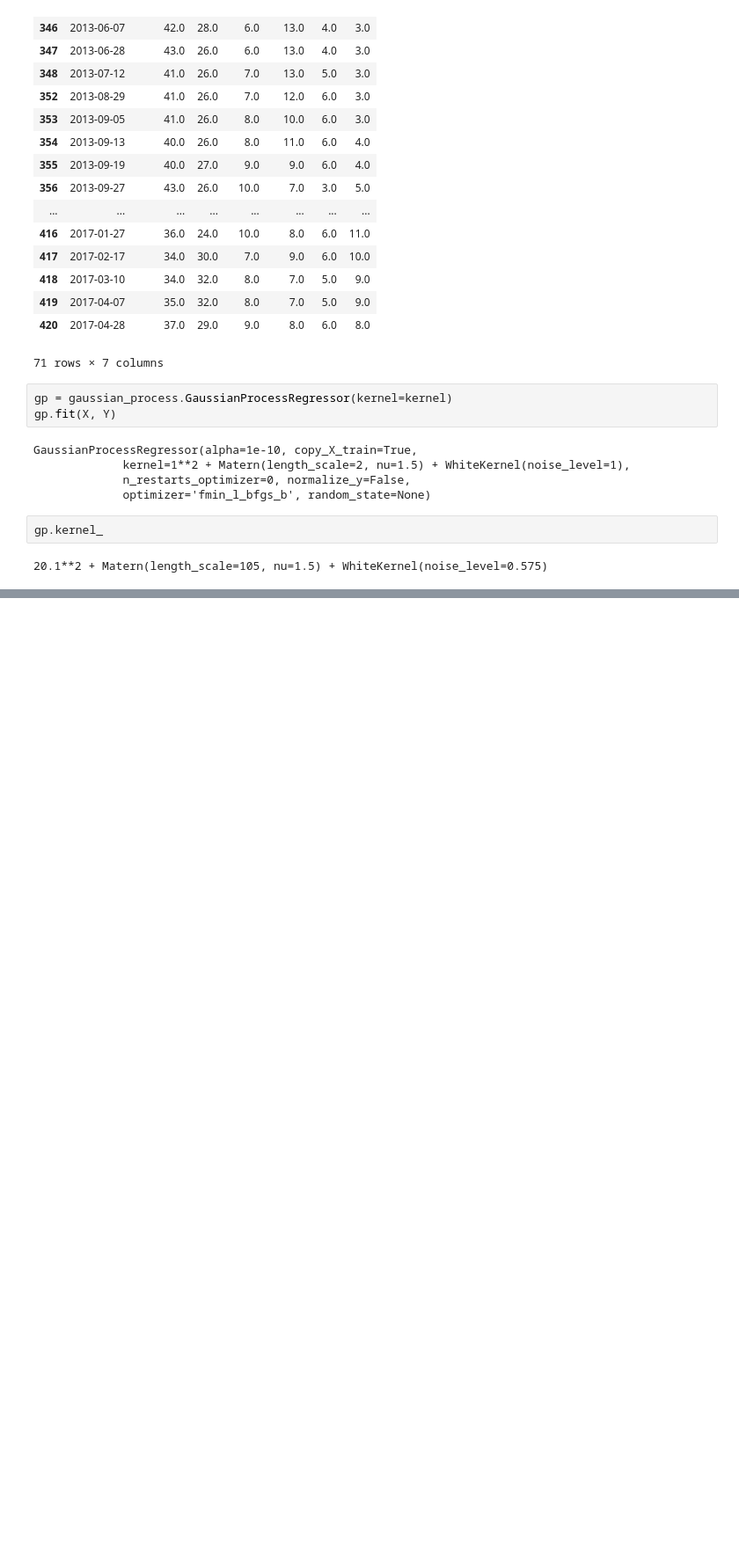
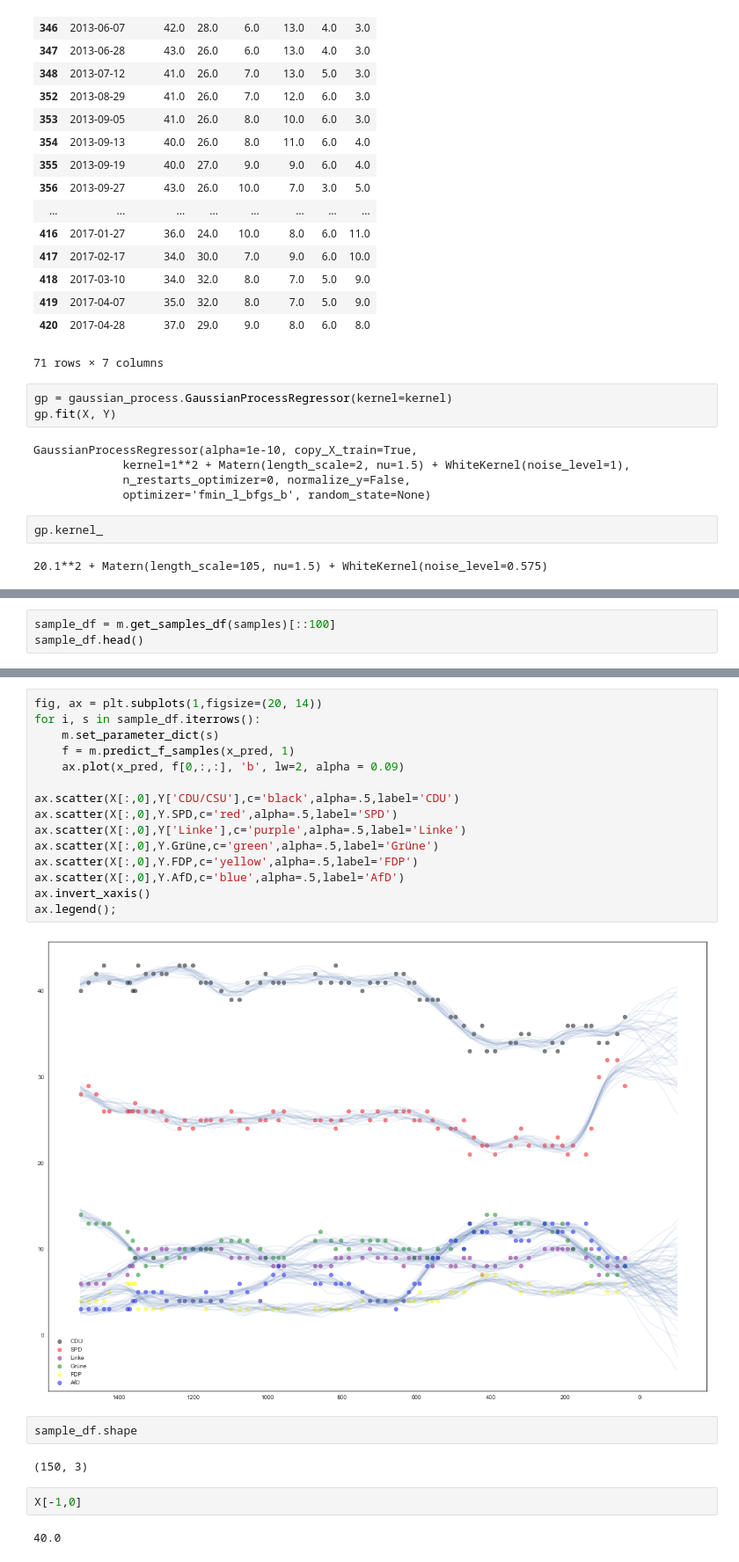
Before and after one commit to daveh19/foxy-predictor, a Jupyter notebook: models/Gaussian process.ipynb, the cells around one changed output, grey strips where cells are left out. Shown: that part at 88% size. Drawn from its saved outputs; the diff is of its cells as text; blank space fills up the shorter version.

```diff
--- a/models/Gaussian process.ipynb
+++ b/models/Gaussian process.ipynb
@@ -84,0 +159,3 @@ array([ 36.29142123,  29.7119631 ,   8.40800001,   8.04596139,
+# %%
+sample_df = m.get_samples_df(samples)[::100]
+sample_df.head()
@@ -84,0 +169,25 @@ array([ 36.29142123,  29.7119631 ,   8.40800001,   8.04596139,
+# %%
+fig, ax = plt.subplots(1,figsize=(20, 14))
+for i, s in sample_df.iterrows():
+    m.set_parameter_dict(s)
+    f = m.predict_f_samples(x_pred, 1)
+    ax.plot(x_pred, f[0,:,:], 'b', lw=2, alpha = 0.09)
+
+ax.scatter(X[:,0],Y['CDU/CSU'],c='black',alpha=.5,label='CDU')
+ax.scatter(X[:,0],Y.SPD,c='red',alpha=.5,label='SPD')
+ax.scatter(X[:,0],Y['Linke'],c='purple',alpha=.5,label='Linke')
+ax.scatter(X[:,0],Y.Grüne,c='green',alpha=.5,label='Grüne')
+ax.scatter(X[:,0],Y.FDP,c='yellow',alpha=.5,label='FDP')
+ax.scatter(X[:,0],Y.AfD,c='blue',alpha=.5,label='AfD')
+ax.invert_xaxis()
+ax.legend();
+# %% [output]
+[figure, added]
+# %%
+sample_df.shape
+# %% [output]
+(150, 3)
+# %%
+X[-1,0]
+# %% [output]
+40.0
```
Also changed, not shown: parts of 13 cells of this notebook.
